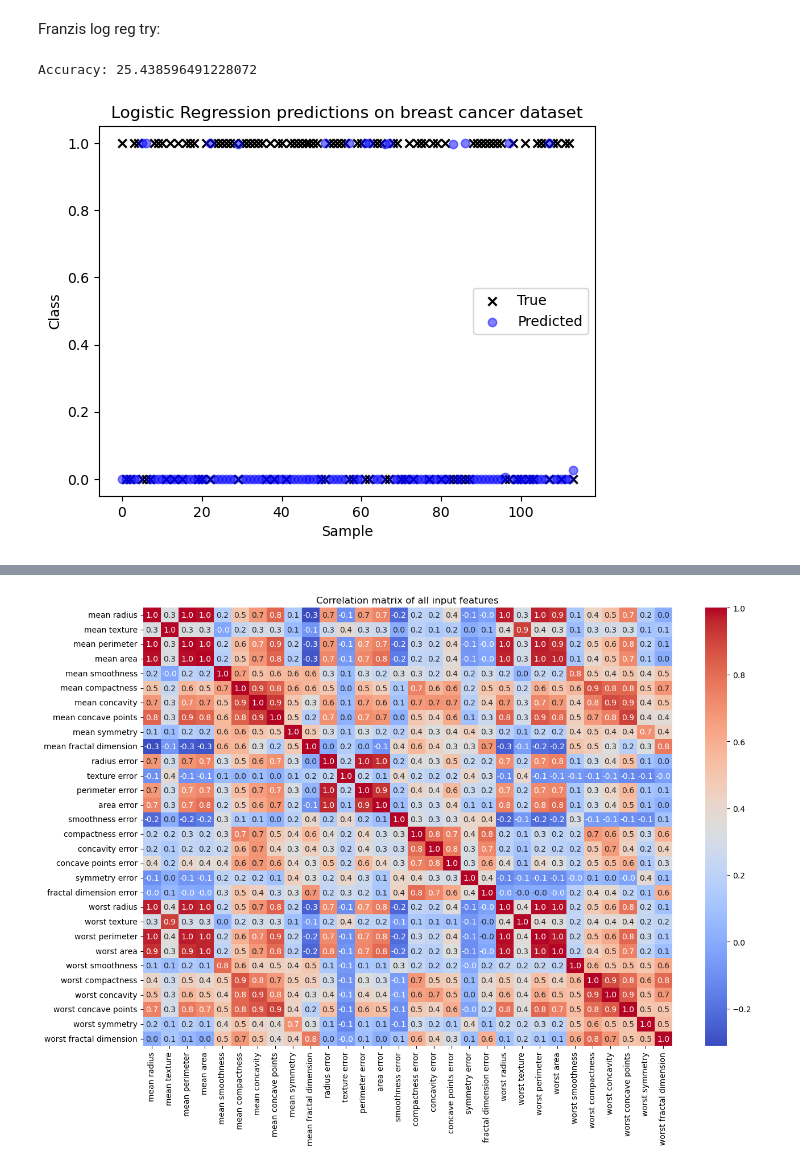
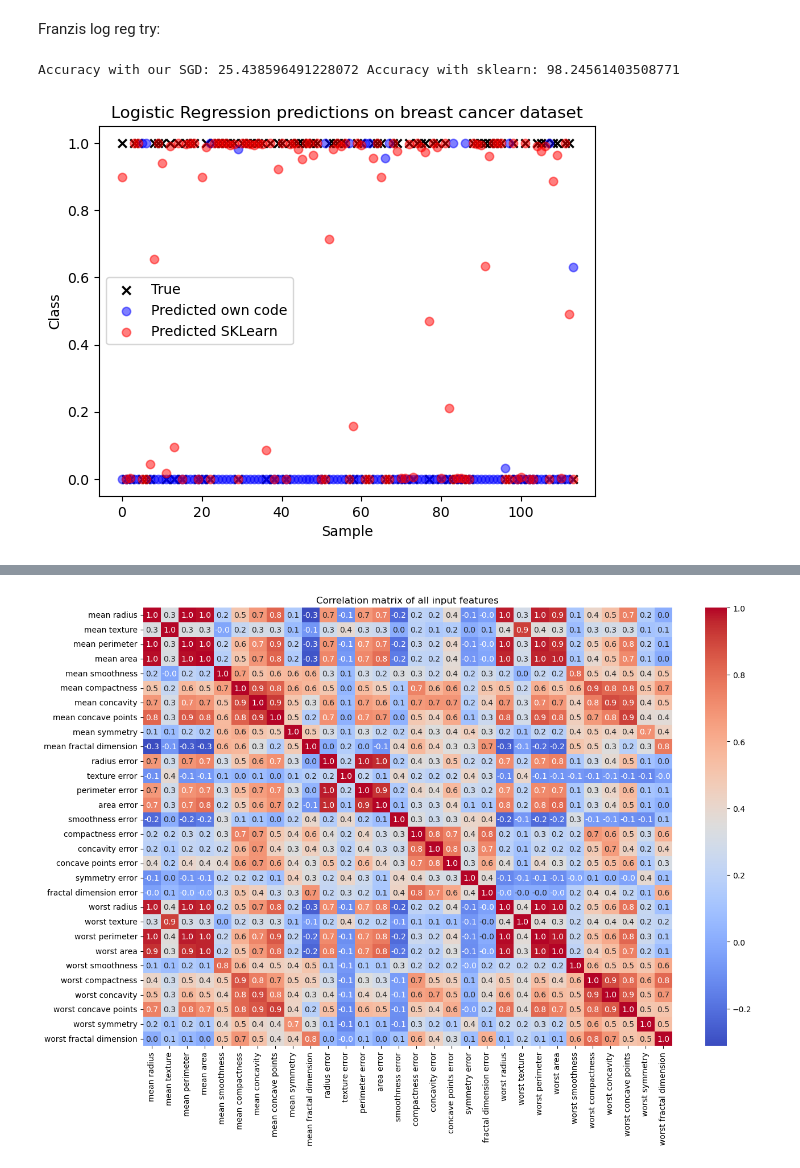
Before and after one commit to siljabl/CompSci-Projects, a Jupyter notebook: Project1/project1.ipynb, the cells around one changed output, grey strips where cells are left out. Saved outputs shown, nothing was run; the diff lists cells and outputs as text; code cells hidden in the pictures.

Commit message:
added comparison with sklearn

```diff
--- a/Project1/project1.ipynb
+++ b/Project1/project1.ipynb
@@ -594,33 +561,53 @@ def logistic_regression(X, y, num_iterations, learning_rate):
         weights -= learning_rate * gradient
 
     return weights
+# %%
+# logistic regression model sklearn
+def logistic_regression_skl(X, y, num_iterations, learning_rate):
+    num_samples, num_features = X.shape
+    weights = np.zeros(num_features)
+
+    for i in range(num_iterations):
+        z = np.dot(X, weights)
+        predictions = sigmoid(z)
+        gradient = np.dot(X.T, (predictions - y)) / num_samples
+        weights -= learning_rate * gradient
+
+    return weights
 # %%
 # Train logistic regression model
 num_iterations = 1000
 learning_rate = 0.1
 weights = logistic_regression(X_train, y_train, num_iterations, learning_rate)
+weights_skl = logistic_regression_skl(X_train, y_train, num_iterations, learning_rate)
 
 # Make predictions on test set
 y_pred = sigmoid(np.dot(X_test, weights))
 y_pred_labels = np.where(y_pred >= 0.5, 1, 0)
 
+y_pred_skl = sigmoid(np.dot(X_test, weights_skl))
+y_pred_labels_skl = np.where(y_pred_skl >= 0.5, 1, 0)
+
 # Calculate accuracy
 accuracy = np.sum(y_pred_labels == y_test) / len(y_test) * 100
+accuracy_skl = np.sum(y_pred_labels_skl == y_test) / len(y_test) * 100
 
-print("Accuracy:", accuracy)
+print("Accuracy with our SGD:", accuracy, 'Accuracy with sklearn:', accuracy_skl)
 # %% [output]
-Accuracy: 25.438596491228072
+Accuracy with our SGD: 25.438596491228072 Accuracy with sklearn: 98.24561403508771
 # %%
 # Plotting results
+
 plt.scatter(range(len(y_test)), y_test, color='black', alpha=1, marker='x', label='True')
-plt.scatter(range(len(y_test)), y_pred, color='blue', alpha=0.5, marker='o', label='Predicted')
+plt.scatter(range(len(y_test)), y_pred, color='blue', alpha=0.5, marker='o', label='Predicted own code')
+plt.scatter(range(len(y_test)), y_pred_skl, color='red', alpha=0.5, marker='o', label='Predicted SKLearn')
 plt.xlabel('Sample')
 plt.ylabel('Class')
 plt.title('Logistic Regression predictions on breast cancer dataset')
 plt.legend()
 plt.show()
 # %% [output]
-[figure, old version]
+[figure, new version]
 # %%
 # Calculate confusion matrix
 conf_mat = confusion_matrix(y_test, y_pred_labels)
```
Also changed, not shown: parts of 15 cells of this notebook.
